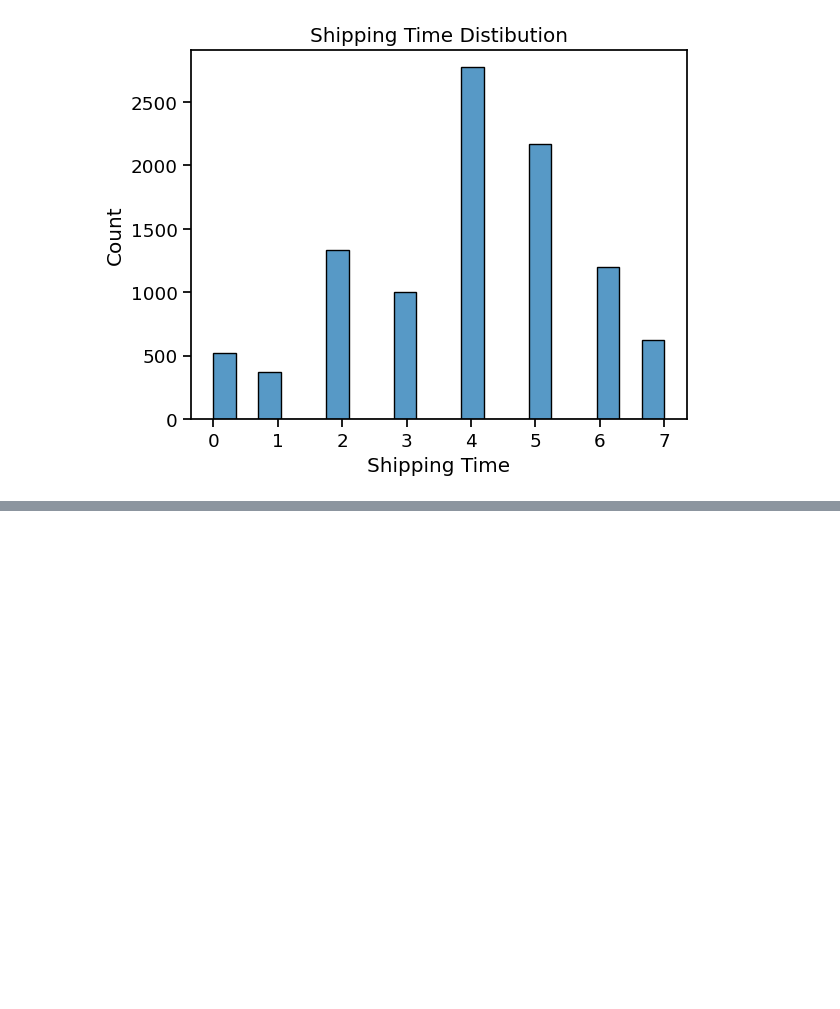
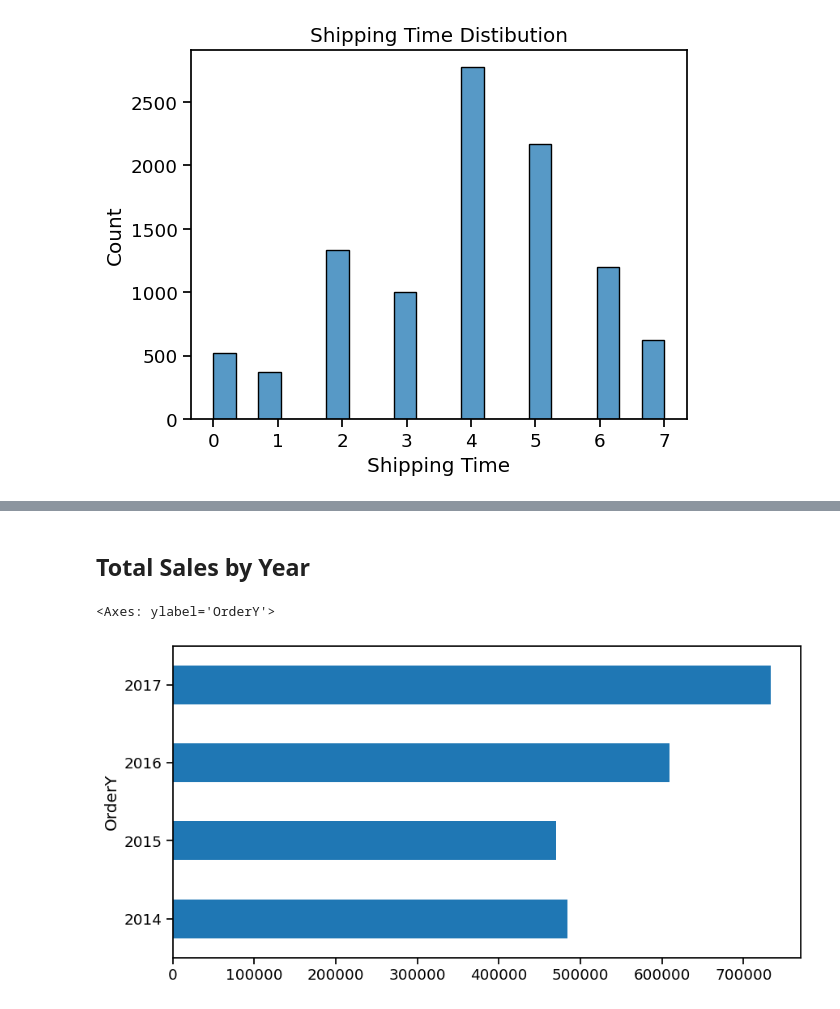
Before and after one commit to ar3haa/Data-Analysis-For-Superstore-Dataset, a Jupyter notebook: dat_analysis_superstore_dataset.ipynb, the cells around one changed output, grey strips where cells are left out. Saved outputs shown, nothing was run; the diff lists cells and outputs as text; code cells hidden in the pictures; blank space fills up the shorter version.

```diff
--- a/dat_analysis_superstore_dataset.ipynb
+++ b/dat_analysis_superstore_dataset.ipynb
@@ -433,0 +448,8 @@ plt.show()
+# %% [markdown]
+## Total Sales by Year
+# %%
+plt.figure(figsize=(10,5))
+df.groupby('OrderY')['Sales'].sum().plot.barh()
+# %% [output]
+<Axes: ylabel='OrderY'>
+[figure, added]
```
Also changed, not shown: parts of 11 cells of this notebook.
